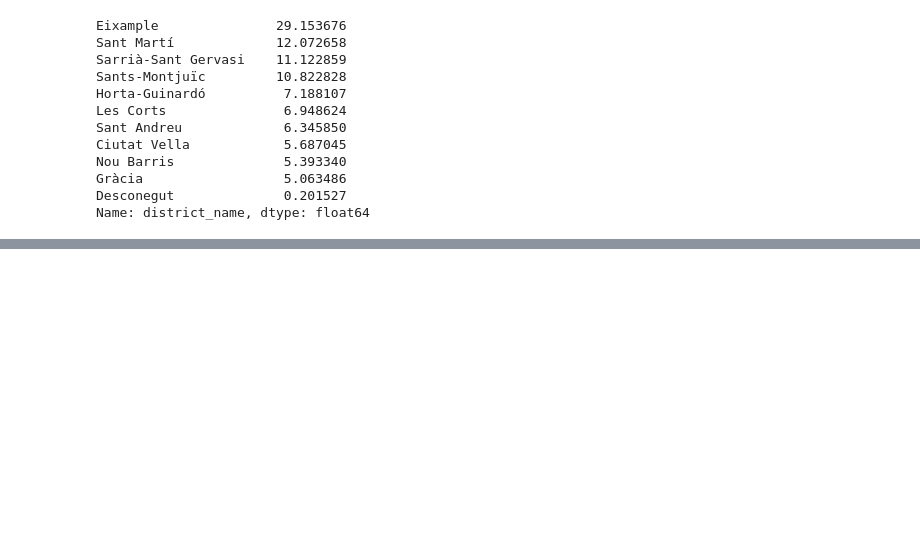
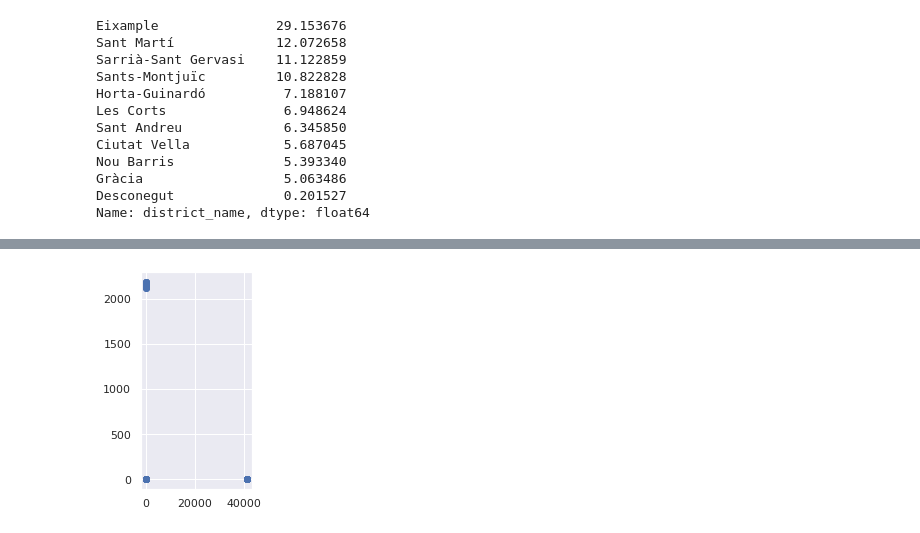
Before and after one commit to abhi-11nav/Barcleona-accidents, a Jupyter notebook: Barcleona_accidents_anlaysis.ipynb, the cells around one changed output, grey strips where cells are left out. Saved outputs shown, nothing was run; the diff lists cells and outputs as text; code cells hidden in the pictures; blank space fills up the shorter version.

```diff
--- a/Barcleona_accidents_anlaysis.ipynb
+++ b/Barcleona_accidents_anlaysis.ipynb
@@ -322,0 +354,9 @@ Name: district_name, dtype: float64
+# %%
+# Removing some unnecessary features from the dataset
+
+# Removing this features because it only consists of a constant value
+dataset["type_day"].value_counts()
+
+# Removing features with continuous values
+
+dataset.drop(['district_id','neighborhood_id','type_day'],axis=1,inplace=True)
@@ -322,0 +373,5 @@ Name: district_name, dtype: float64
+# %%
+plt.scatter(dataset["latitude"],dataset["longitude"])
+sns.set(rc= {'figure.figsize':(2,2)})
+# %% [output]
+[figure, added]
```
Also changed, not shown: parts of 6 cells of this notebook.
